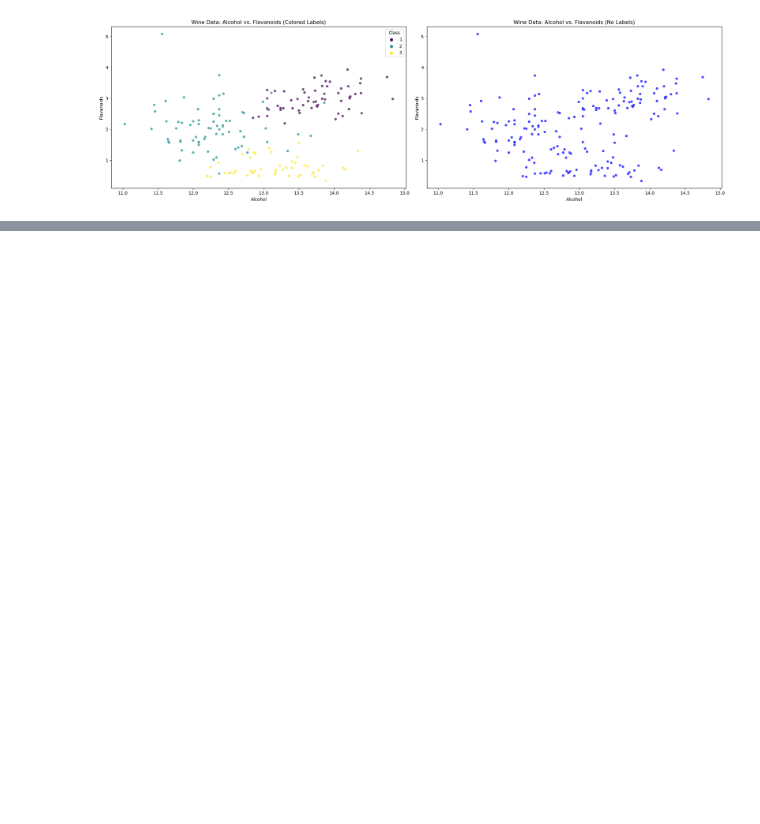
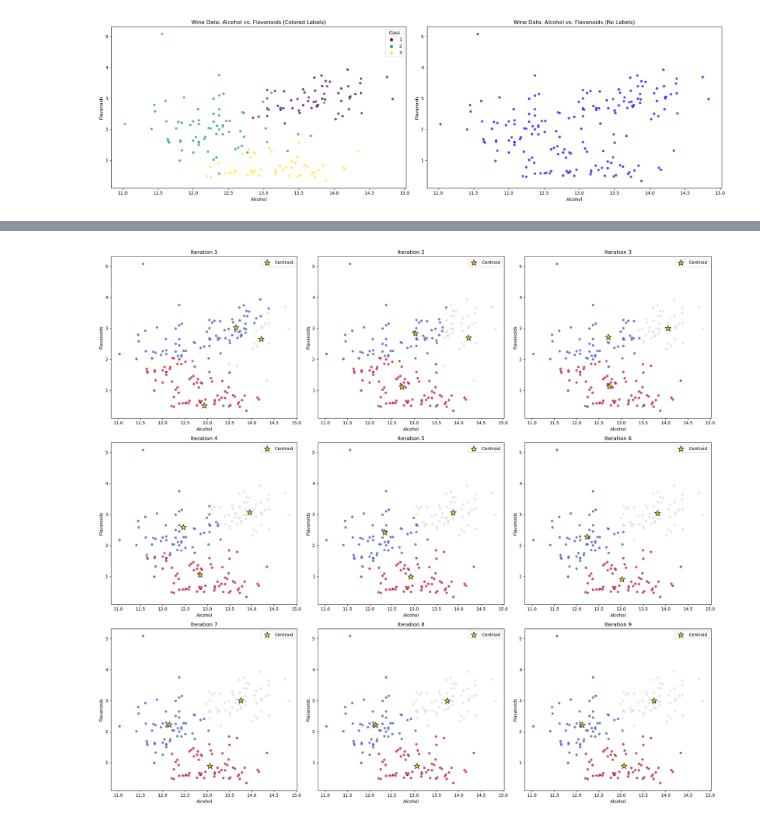
Before and after one commit to Becxster/INDE-577, a Jupyter notebook: Unsupervised Learning/K-Means Clustering/k_means_clustering.ipynb, the cells around one changed output, grey strips where cells are left out. Drawn from its saved outputs; the diff is of its cells as text; code cells hidden in the pictures; blank space fills up the shorter version.

Commit message:
K-Means Clustering

```diff
--- a/Unsupervised Learning/K-Means Clustering/k_means_clustering.ipynb
+++ b/Unsupervised Learning/K-Means Clustering/k_means_clustering.ipynb
@@ -79,0 +84,56 @@ plt.show()
+# %%
+import numpy as np
+import matplotlib.pyplot as plt
+import seaborn as sns
+
+# Simple K-Means implementation with iteration plotting
+def kmeans_with_plot(X, k, max_iters=10, tol=1e-4):
+    np.random.seed(42)
+    centroids = X[np.random.choice(X.shape[0], k, replace=False)]
+    iteration_plots = []
+
+    for iteration in range(max_iters):
+        # Assign clusters
+        distances = np.linalg.norm(X[:, np.newaxis] - centroids, axis=2)
+        labels = np.argmin(distances, axis=1)
+
+        # Save the current state for plotting
+        iteration_plots.append((labels.copy(), centroids.copy()))
+
+        # Calculate new centroids
+        new_centroids = np.array([X[labels == j].mean(axis=0) for j in range(k)])
+
+        # Check for convergence
+        if np.linalg.norm(new_centroids - centroids) < tol:
+            iteration_plots.append((labels, new_centroids))  # Save the final iteration
+            break
+        centroids = new_centroids
+
+    return labels, centroids, iteration_plots
+
+# Run K-Means and collect iteration data
+k = 3  # Number of clusters
+labels, centroids, iteration_plots = kmeans_with_plot(X, k)
+
+# Plot each iteration in an n x 3 grid
+n_iterations = len(iteration_plots)
+n_rows = (n_iterations + 2) // 3  # Calculate the number of rows needed
+fig, axes = plt.subplots(n_rows, 3, figsize=(20, 6 * n_rows))
+
+for i, (labels, centroids) in enumerate(iteration_plots):
+    ax = axes[i // 3, i % 3]
+    sns.scatterplot(x=X[:, 0], y=X[:, 1], hue=labels, palette='coolwarm', ax=ax, legend=None, alpha=0.7)
+    ax.scatter(centroids[:, 0], centroids[:, 1], s=200, c='gold', edgecolor='black', marker='*', label='Centroid')
+    ax.set_title(f'Iteration {i + 1}')
+    ax.set_xlabel('Alcohol')
+    ax.set_ylabel('Flavanoids')
+    ax.legend()
+
+# Hide any unused subplots
+for j in range(i + 1, n_rows * 3):
+    fig.delaxes(axes[j // 3, j % 3])
+
+plt.tight_layout()
+plt.show()
+# %% [output]
+[figure, added]
```
Also changed, not shown: parts of 5 cells of this notebook, 1 other file.
